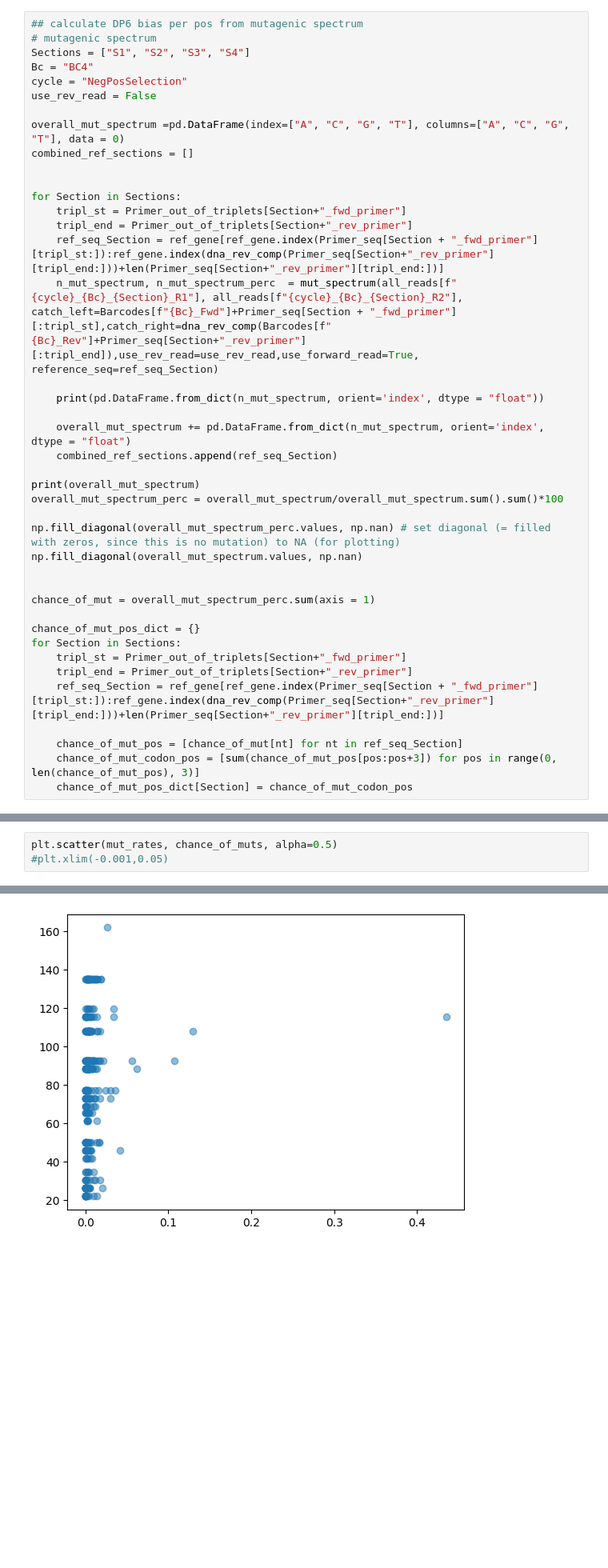
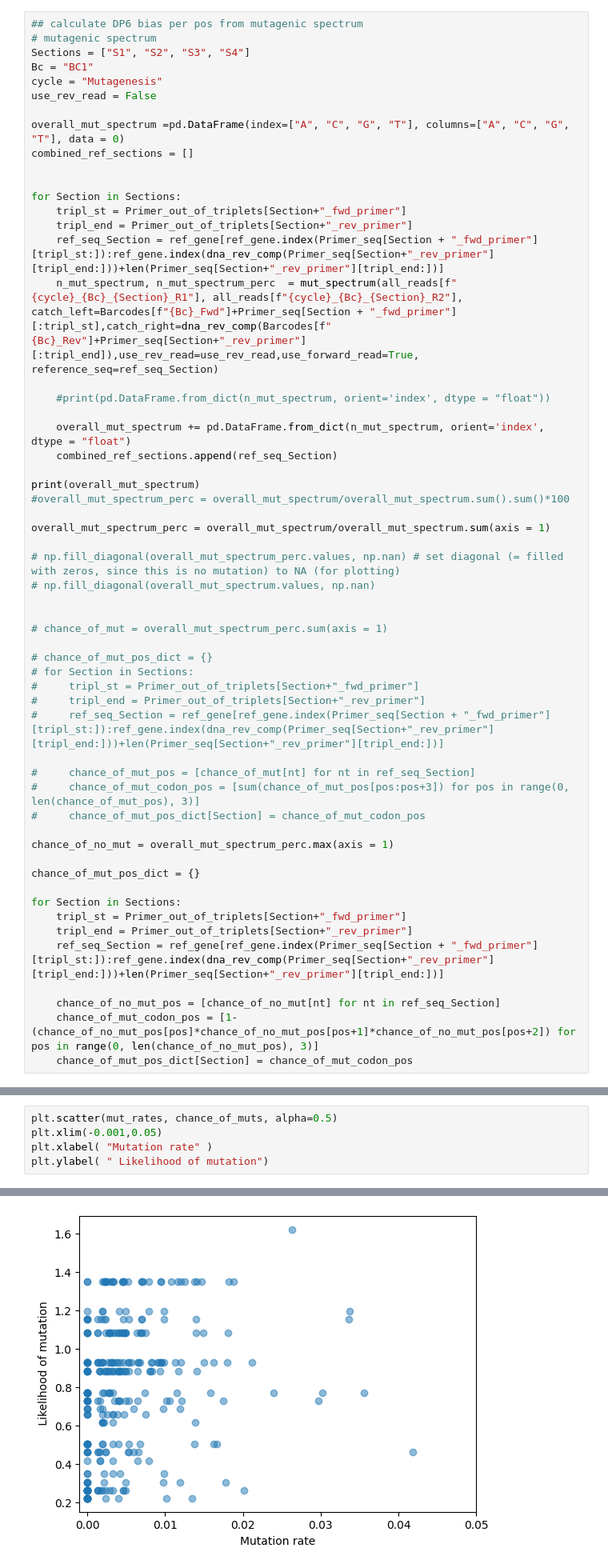
Before and after one commit to AliceHovsepyan/pogo_pance_draft, a Jupyter notebook: DMS_analysis_PACE.ipynb, the cells around one changed output, grey strips where cells are left out. Shown at 80% size. Drawn from its saved outputs; the diff is of its cells as text; blank space fills up the shorter version.

```diff
--- a/DMS_analysis_PACE.ipynb
+++ b/DMS_analysis_PACE.ipynb
@@ -488,8 +531,8 @@ high_mut_pos_dict = {key: [pos for pos in sorted(value)] for key, value in high_
 ## calculate DP6 bias per pos from mutagenic spectrum
 # mutagenic spectrum
 Sections = ["S1", "S2", "S3", "S4"]
-Bc = "BC4"
-cycle = "NegPosSelection"
+Bc = "BC1"
+cycle = "Mutagenesis"
 use_rev_read = False
 
 overall_mut_spectrum =pd.DataFrame(index=["A", "C", "G", "T"], columns=["A", "C", "G", "T"], data = 0)
@@ -502,27 +545,42 @@ for Section in Sections:
     ref_seq_Section = ref_gene[ref_gene.index(Primer_seq[Section + "_fwd_primer"][tripl_st:]):ref_gene.index(dna_rev_comp(Primer_seq[Section+"_rev_primer"][tripl_end:]))+len(Primer_seq[Section+"_rev_primer"][tripl_end:])]
     n_mut_spectrum, n_mut_spectrum_perc  = mut_spectrum(all_reads[f"{cycle}_{Bc}_{Section}_R1"], all_reads[f"{cycle}_{Bc}_{Section}_R2"], catch_left=Barcodes[f"{Bc}_Fwd"]+Primer_seq[Section + "_fwd_primer"][:tripl_st],catch_right=dna_rev_comp(Barcodes[f"{Bc}_Rev"]+Primer_seq[Section+"_rev_primer"][:tripl_end]),use_rev_read=use_rev_read,use_forward_read=True, reference_seq=ref_seq_Section)
 
-    print(pd.DataFrame.from_dict(n_mut_spectrum, orient='index', dtype = "float"))
+    #print(pd.DataFrame.from_dict(n_mut_spectrum, orient='index', dtype = "float"))
 
     overall_mut_spectrum += pd.DataFrame.from_dict(n_mut_spectrum, orient='index', dtype = "float")
     combined_ref_sections.append(ref_seq_Section)
 
 print(overall_mut_spectrum)
-overall_mut_spectrum_perc = overall_mut_spectrum/overall_mut_spectrum.sum().sum()*100
+#overall_mut_spectrum_perc = overall_mut_spectrum/overall_mut_spectrum.sum().sum()*100
 
-np.fill_diagonal(overall_mut_spectrum_perc.values, np.nan) # set diagonal (= filled with zeros, since this is no mutation) to NA (for plotting)
-np.fill_diagonal(overall_mut_spectrum.values, np.nan)
+overall_mut_spectrum_perc = overall_mut_spectrum/overall_mut_spectrum.sum(axis = 1)
+
+# np.fill_diagonal(overall_mut_spectrum_perc.values, np.nan) # set diagonal (= filled with zeros, since this is no mutation) to NA (for plotting)
+# np.fill_diagonal(overall_mut_spectrum.values, np.nan)
 
 
-chance_of_mut = overall_mut_spectrum_perc.sum(axis = 1)
+# chance_of_mut = overall_mut_spectrum_perc.sum(axis = 1)
+
+# chance_of_mut_pos_dict = {}
+# for Section in Sections:
+#     tripl_st = Primer_out_of_triplets[Section+"_fwd_primer"]
+#     tripl_end = Primer_out_of_triplets[Section+"_rev_primer"]
+#     ref_seq_Section = ref_gene[ref_gene.index(Primer_seq[Section + "_fwd_primer"][tripl_st:]):ref_gene.index(dna_rev_comp(Primer_seq[Section+"_rev_primer"][tripl_end:]))+len(Primer_seq[Section+"_rev_primer"][tripl_end:])]
+
+#     chance_of_mut_pos = [chance_of_mut[nt] for nt in ref_seq_Section]
+#     chance_of_mut_codon_pos = [sum(chance_of_mut_pos[pos:pos+3]) for pos in range(0, len(chance_of_mut_pos), 3)]
+#     chance_of_mut_pos_dict[Section] = chance_of_mut_codon_pos
+
+chance_of_no_mut = overall_mut_spectrum_perc.max(axis = 1)
 
 chance_of_mut_pos_dict = {}
+
 for Section in Sections:
     tripl_st = Primer_out_of_triplets[Section+"_fwd_primer"]
     tripl_end = Primer_out_of_triplets[Section+"_rev_primer"]
     ref_seq_Section = ref_gene[ref_gene.index(Primer_seq[Section + "_fwd_primer"][tripl_st:]):ref_gene.index(dna_rev_comp(Primer_seq[Section+"_rev_primer"][tripl_end:]))+len(Primer_seq[Section+"_rev_primer"][tripl_end:])]
 
-    chance_of_mut_pos = [chance_of_mut[nt] for nt in ref_seq_Section]
-    chance_of_mut_codon_pos = [sum(chance_of_mut_pos[pos:pos+3]) for pos in range(0, len(chance_of_mut_pos), 3)]
+    chance_of_no_mut_pos = [chance_of_no_mut[nt] for nt in ref_seq_Section]
+    chance_of_mut_codon_pos = [1-(chance_of_no_mut_pos[pos]*chance_of_no_mut_pos[pos+1]*chance_of_no_mut_pos[pos+2]) for pos in range(0, len(chance_of_no_mut_pos), 3)]
     chance_of_mut_pos_dict[Section] = chance_of_mut_codon_pos
 # %% [output]
@@ -630,5 +696,7 @@ plt.scatter(mut_rates_ranks, chances_ranks, alpha = 0.5)
 [figure]
 # %%
 plt.scatter(mut_rates, chance_of_muts, alpha=0.5)
-#plt.xlim(-0.001,0.05)
+plt.xlim(-0.001,0.05)
+plt.xlabel( "Mutation rate" )
+plt.ylabel( " Likelihood of mutation")
 # %% [output]
@@ -636,4 +704,4 @@ plt.scatter(mut_rates, chance_of_muts, alpha=0.5)
-[figure, old version]
+[figure, new version]
 # %%
 scipy.stats.spearmanr(mut_rates, chance_of_muts)
 # %% [output]
```
Also changed, not shown: parts of 6 cells of this notebook, 1 other file.
